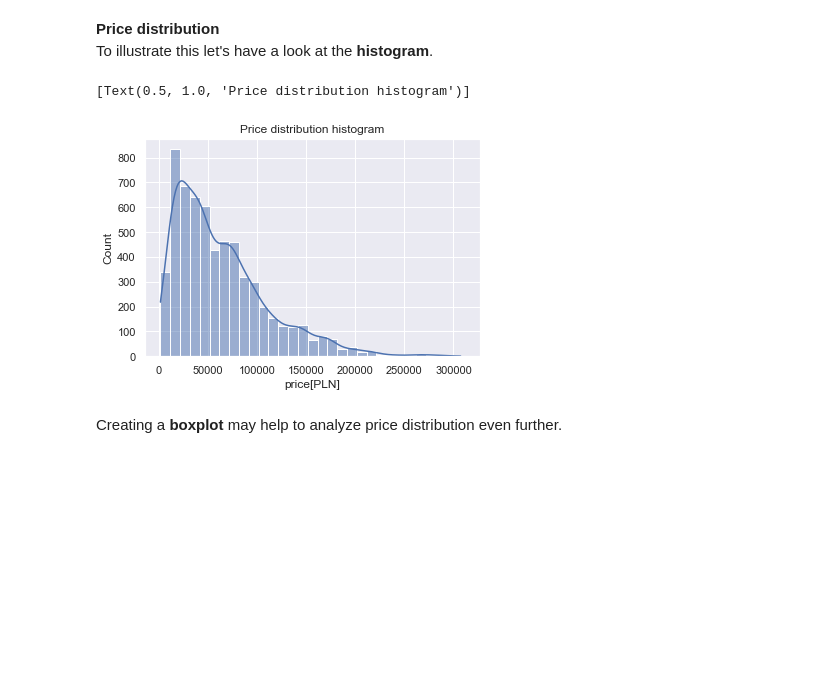
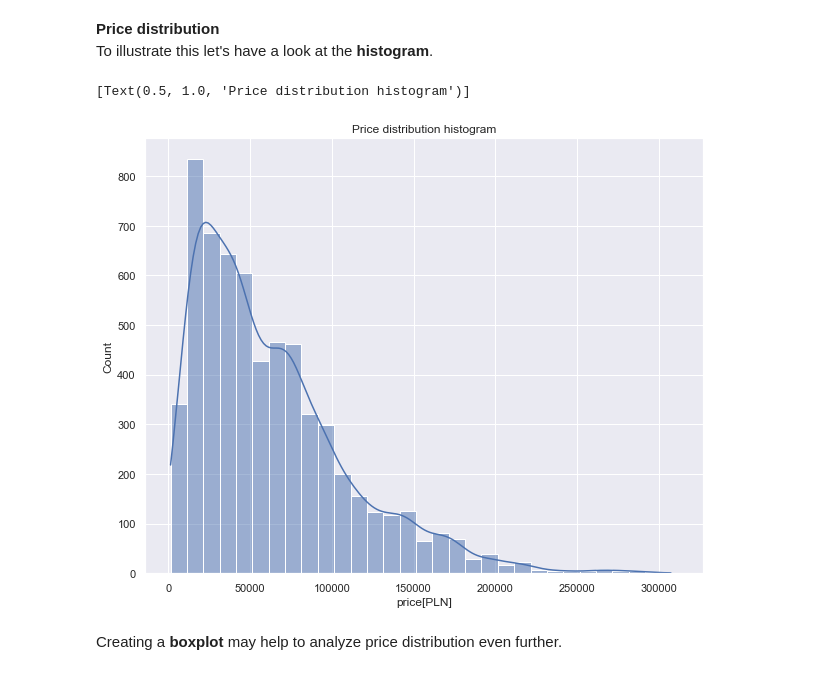
Before and after one commit to pawel-grzeszczyk/Car-Market-Analysis, a Jupyter notebook: car_market_analysis.ipynb, the cells around one changed output. Drawn from its saved outputs; the diff is of its cells as text; code cells hidden in the pictures; blank space fills up the shorter version.

```diff
--- a/car_market_analysis.ipynb
+++ b/car_market_analysis.ipynb
@@ -251,14 +251,15 @@ Mean value is larger then the median, having that in mind we can already suspect
 **Price distribution**
 To illustrate this let's have a look at the **histogram**.
 # %%
+plt.figure(figsize = (10, 8))
 sns.set_theme(style="darkgrid")
 sns.histplot(data = data,
     x='price[PLN]',
     binwidth=10000,
     kde=True).set(title='Price distribution histogram')
 # %% [output]
 [Text(0.5, 1.0, 'Price distribution histogram')]
-[figure, old version]
+[figure, new version]
 # %% [markdown]
 Creating a **boxplot** may help to analyze price distribution even further.
 # %%
```
Also changed, not shown: parts of 5 cells of this notebook.
